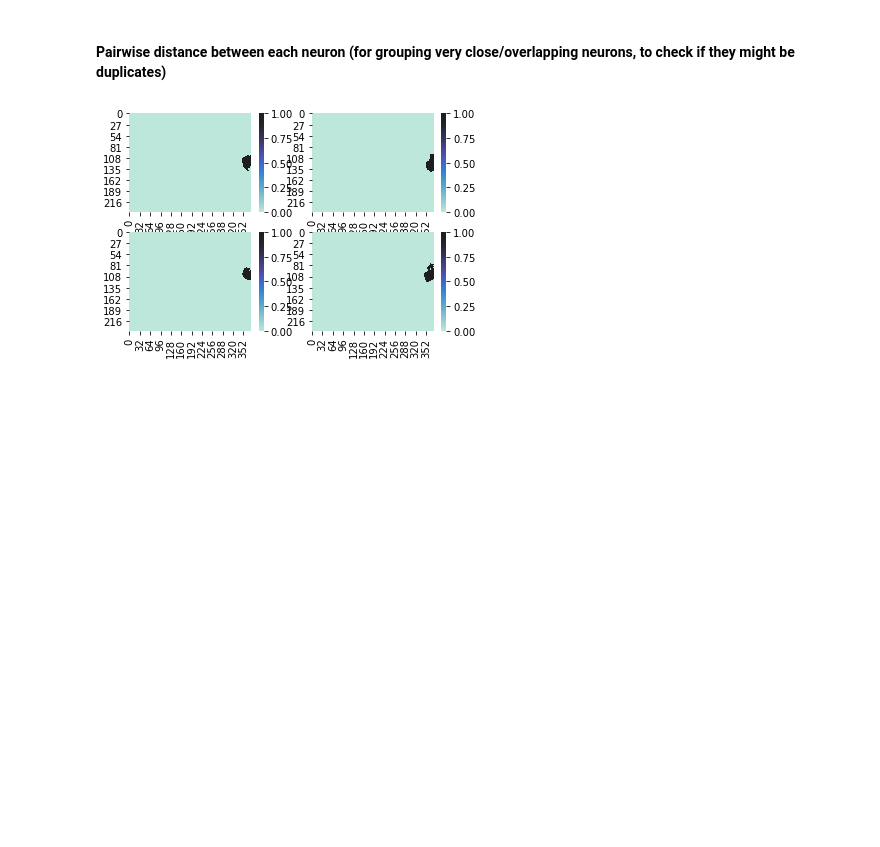
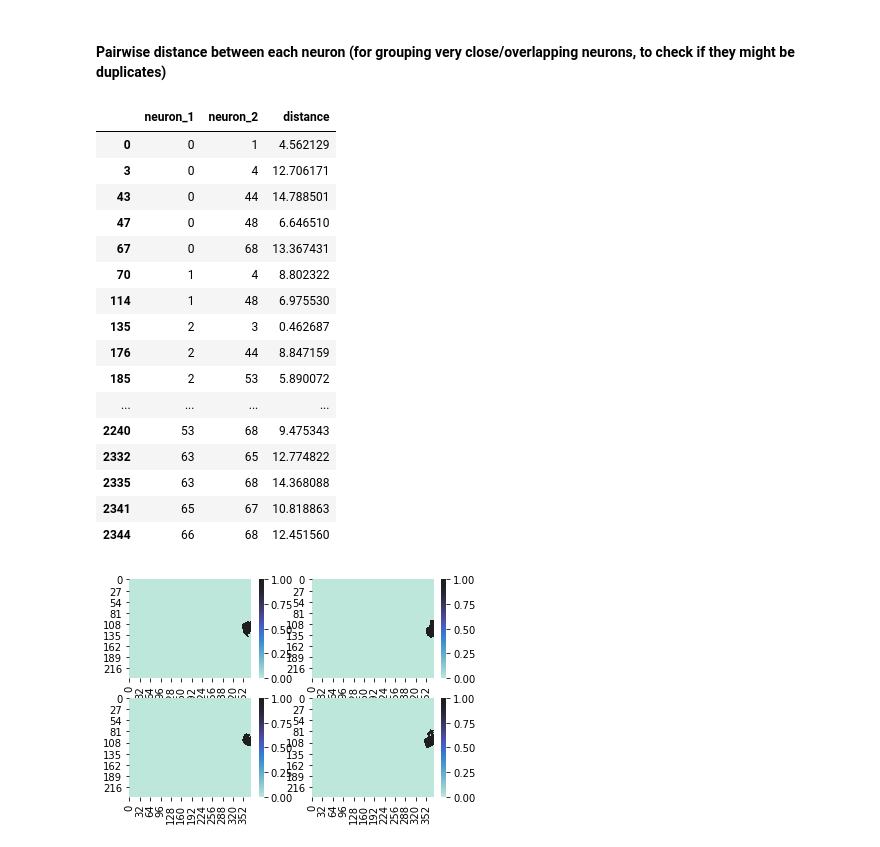
Before and after one commit to NieuweNils/Willuhn_Calcium_Imaging_Dashboard, a Jupyter notebook: jupyter/Data_exploration_dashboard.ipynb, the cells around one changed output. Cells and saved outputs as stored; diff of their text form; code cells hidden in the pictures; blank space fills up the shorter version.

```diff
--- a/jupyter/Data_exploration_dashboard.ipynb
+++ b/jupyter/Data_exploration_dashboard.ipynb
@@ -155,12 +149,31 @@ mean_locations_df = pd.DataFrame(mean_locations)
 # %%
 # Calculate pairwise euclidian distance
 distance_df = pd.DataFrame(itertools.combinations(mean_locations_df.index,2), columns = ['neuron_1','neuron_2'])
 distance_df['distance'] = pdist(mean_locations_df.values, 'euclid')
 
 # Select neurons that are very close together
 # TODO: write test cases to check that algorithms work as intended
 small_distance = 10
 neurons_close_to_another_df = distance_df[distance_df['distance'] < small_distance]
+neurons_close_to_another_df
+# %% [output]
+|  | neuron_1 | neuron_2 | distance |
+| 0 | 0 | 1 | 4.562129 |
+| 3 | 0 | 4 | 12.706171 |
+| 43 | 0 | 44 | 14.788501 |
+| 47 | 0 | 48 | 6.646510 |
+| 67 | 0 | 68 | 13.367431 |
+| 70 | 1 | 4 | 8.802322 |
+| 114 | 1 | 48 | 6.975530 |
+| 135 | 2 | 3 | 0.462687 |
+| 176 | 2 | 44 | 8.847159 |
+| 185 | 2 | 53 | 5.890072 |
+| ... | ... | ... | ... |
+| 2240 | 53 | 68 | 9.475343 |
+| 2332 | 63 | 65 | 12.774822 |
+| 2335 | 63 | 68 | 14.368088 |
+| 2341 | 65 | 67 | 10.818863 |
+| 2344 | 66 | 68 | 12.451560 |
 # %%
 # Sanity check to see what neurons look like
 # NB: seaborn is REALLY slow so you might want to not plot all the neurons at once.
```
Also changed, not shown: parts of 12 cells of this notebook, 4 other files.
